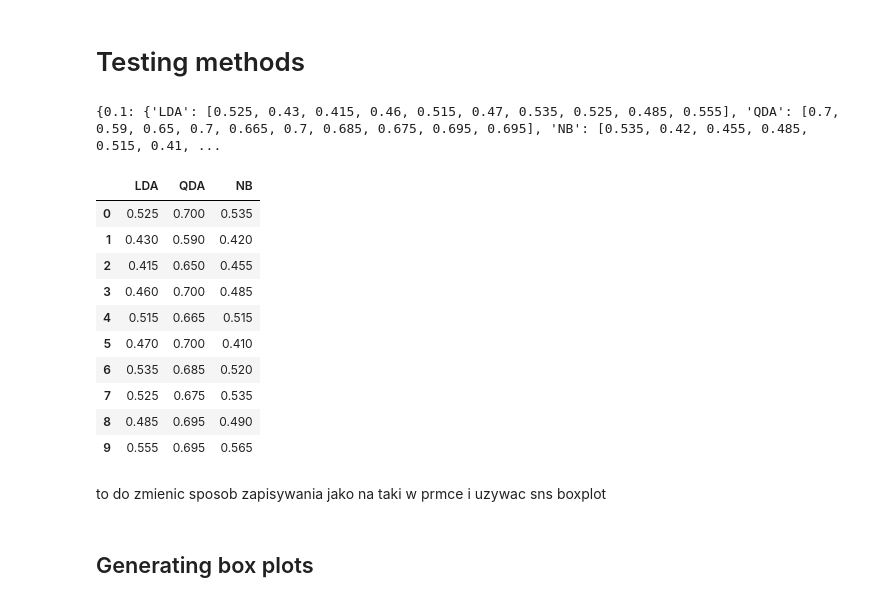
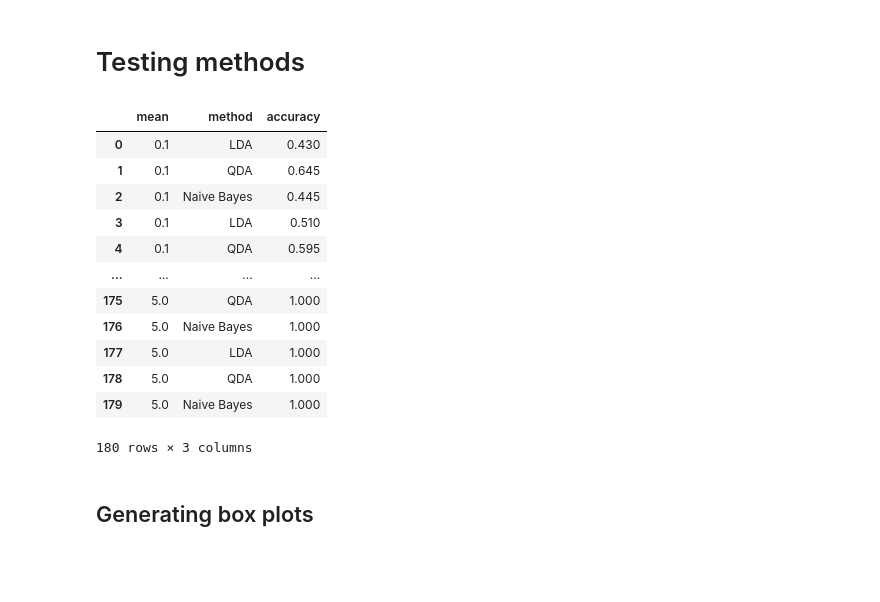
Before and after one commit to nizwant/adv_ml_labs, a Jupyter notebook: adv_ml.ipynb, the cells around one changed output. Cells and saved outputs as stored; diff of their text form; code cells hidden in the pictures; blank space fills up the shorter version.

```diff
--- a/adv_ml.ipynb
+++ b/adv_ml.ipynb
@@ -328,37 +341,26 @@ def calculate_accuracy(df, split_ratio, method, random_state):
 # %% [markdown]
 # Testing methods
-# %%
-ro = 0.5
-a = [0.1, 0.5, 1, 2, 3, 5]
-methods = {'LDA': LDA(), 'QDA': QDA(), 'NB': NB()}
-accuracies = {mean: {method: [] for method in methods.keys()} for mean in a}
-repetitions = 10
-
-for mean in a:
-    df = generate_data(mean, ro)
-    for i in range(repetitions):
-        random_state = np.random.randint(0, 100000)
-        for method in methods:
-                accuracy = calculate_accuracy(df, 0.8, methods[method], random_state)
-                accuracies[mean][method].append(accuracy)
-
-print(accuracies)
-accuracies_df = pd.DataFrame(accuracies[0.1])
-accuracies_df
-# %% [output]
-{0.1: {'LDA': [0.525, 0.43, 0.415, 0.46, 0.515, 0.47, 0.535, 0.525, 0.485, 0.555], 'QDA': [0.7, 0.59, 0.65, 0.7, 0.665, 0.7, 0.685, 0.675, 0.695, 0.695], 'NB': [0.535, 0.42, 0.455, 0.485, 0.515, 0.41, ...
-|  | LDA | QDA | NB |
-| 0 | 0.525 | 0.700 | 0.535 |
-| 1 | 0.430 | 0.590 | 0.420 |
-| 2 | 0.415 | 0.650 | 0.455 |
-| 3 | 0.460 | 0.700 | 0.485 |
-| 4 | 0.515 | 0.665 | 0.515 |
-| 5 | 0.470 | 0.700 | 0.410 |
-| 6 | 0.535 | 0.685 | 0.520 |
-| 7 | 0.525 | 0.675 | 0.535 |
-| 8 | 0.485 | 0.695 | 0.490 |
-| 9 | 0.555 | 0.695 | 0.565 |
-# %% [markdown]
-to do zmienic sposob zapisywania jako na taki w prmce i uzywac sns boxplot
+# %%
+ro = [0.5]
+a = [0.1, 0.5, 1, 2, 3, 5]
+methods = {'LDA': LDA(), 'QDA': QDA(), 'Naive Bayes': NB()}
+repetitions = 10
+
+data_frame = compare_methods(a, ro, repetitions, methods)
+data_frame
+# %% [output]
+|  | mean | method | accuracy |
+| 0 | 0.1 | LDA | 0.430 |
+| 1 | 0.1 | QDA | 0.645 |
+| 2 | 0.1 | Naive Bayes | 0.445 |
+| 3 | 0.1 | LDA | 0.510 |
+| 4 | 0.1 | QDA | 0.595 |
+| ... | ... | ... | ... |
+| 175 | 5.0 | QDA | 1.000 |
+| 176 | 5.0 | Naive Bayes | 1.000 |
+| 177 | 5.0 | LDA | 1.000 |
+| 178 | 5.0 | QDA | 1.000 |
+| 179 | 5.0 | Naive Bayes | 1.000 |
+180 rows × 3 columns
 # %% [markdown]
 ## Generating box plots
```
Also changed, not shown: parts of 12 cells of this notebook.
